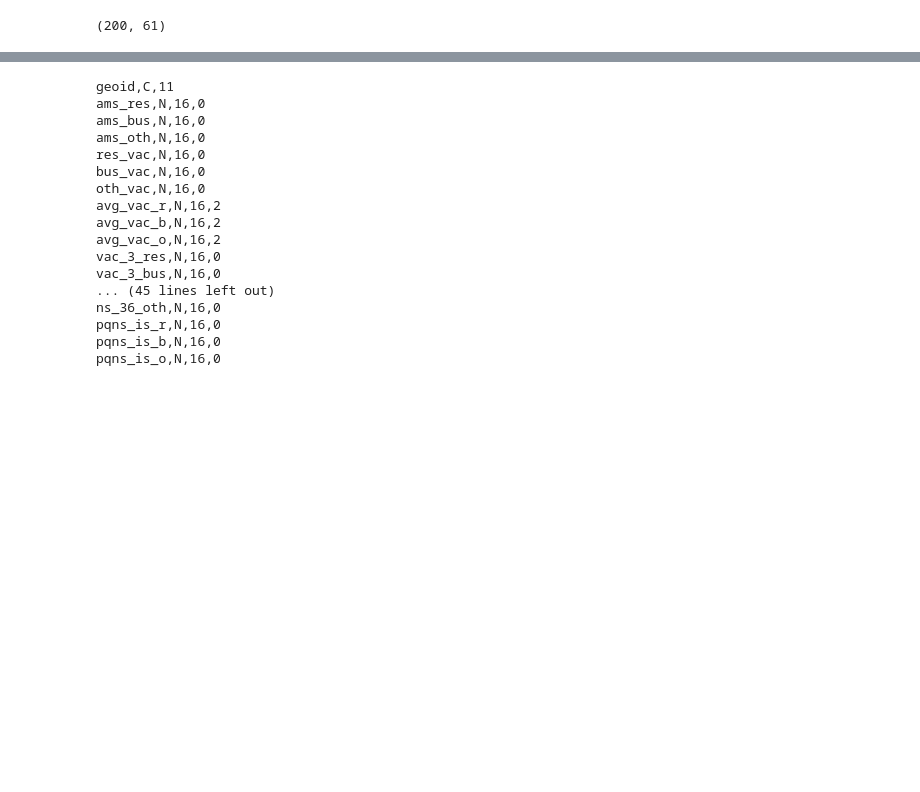
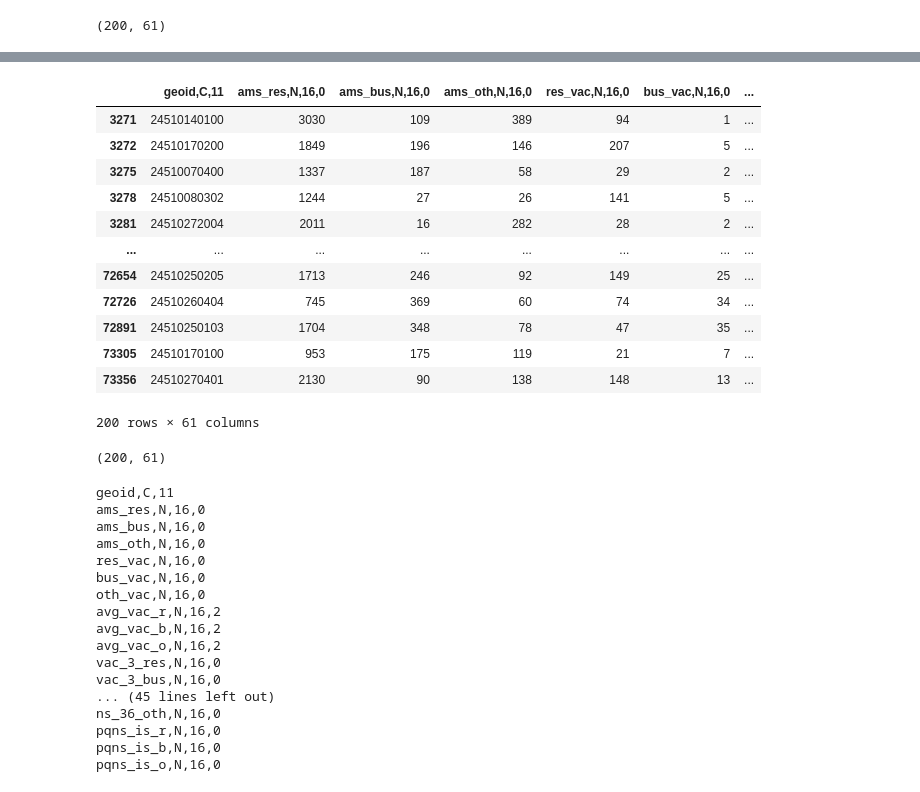
Before and after one commit to Jenkir/vacant_comm_bldgs, a Jupyter notebook: vacants_2020.ipynb, the cells around one changed output, grey strips where cells are left out. Saved outputs shown, nothing was run; the diff lists cells and outputs as text; code cells hidden in the pictures; blank space fills up the shorter version.

```diff
--- a/vacants_2020.ipynb
+++ b/vacants_2020.ipynb
@@ -128,3 +150,25 @@ balt_2020Q3_df.shape
+# %%
+# Remove rows that do not include Baltimore GEOID ("24510....); Baltimore FIPS  is 24, Baltimore FIPS is 510, rest of the geoid is census tract #
+balt_2020Q1_df = vac_2020Q1_df[vac_2020Q1_df["geoid,C,11"].between(24510000000, 24510999999, inclusive=True)]
+balt_2020Q1_df
+# %% [output]
+|  | geoid,C,11 | ams_res,N,16,0 | ams_bus,N,16,0 | ams_oth,N,16,0 | res_vac,N,16,0 | bus_vac,N,16,0 | ... |
+| 3271 | 24510140100 | 3030 | 109 | 389 | 94 | 1 | ... |
+| 3272 | 24510170200 | 1849 | 196 | 146 | 207 | 5 | ... |
+| 3275 | 24510070400 | 1337 | 187 | 58 | 29 | 2 | ... |
+| 3278 | 24510080302 | 1244 | 27 | 26 | 141 | 5 | ... |
+| 3281 | 24510272004 | 2011 | 16 | 282 | 28 | 2 | ... |
+| ... | ... | ... | ... | ... | ... | ... | ... |
+| 72654 | 24510250205 | 1713 | 246 | 92 | 149 | 25 | ... |
+| 72726 | 24510260404 | 745 | 369 | 60 | 74 | 34 | ... |
+| 72891 | 24510250103 | 1704 | 348 | 78 | 47 | 35 | ... |
+| 73305 | 24510170100 | 953 | 175 | 119 | 21 | 7 | ... |
+| 73356 | 24510270401 | 2130 | 90 | 138 | 148 | 13 | ... |
+200 rows × 61 columns
+# %%
+balt_2020Q1_df.shape
+# %% [output]
+(200, 61)
 # %%
 for col in balt_2020Q4_df.columns:
     print(col)
```
Also changed, not shown: parts of 33 cells of this notebook.
